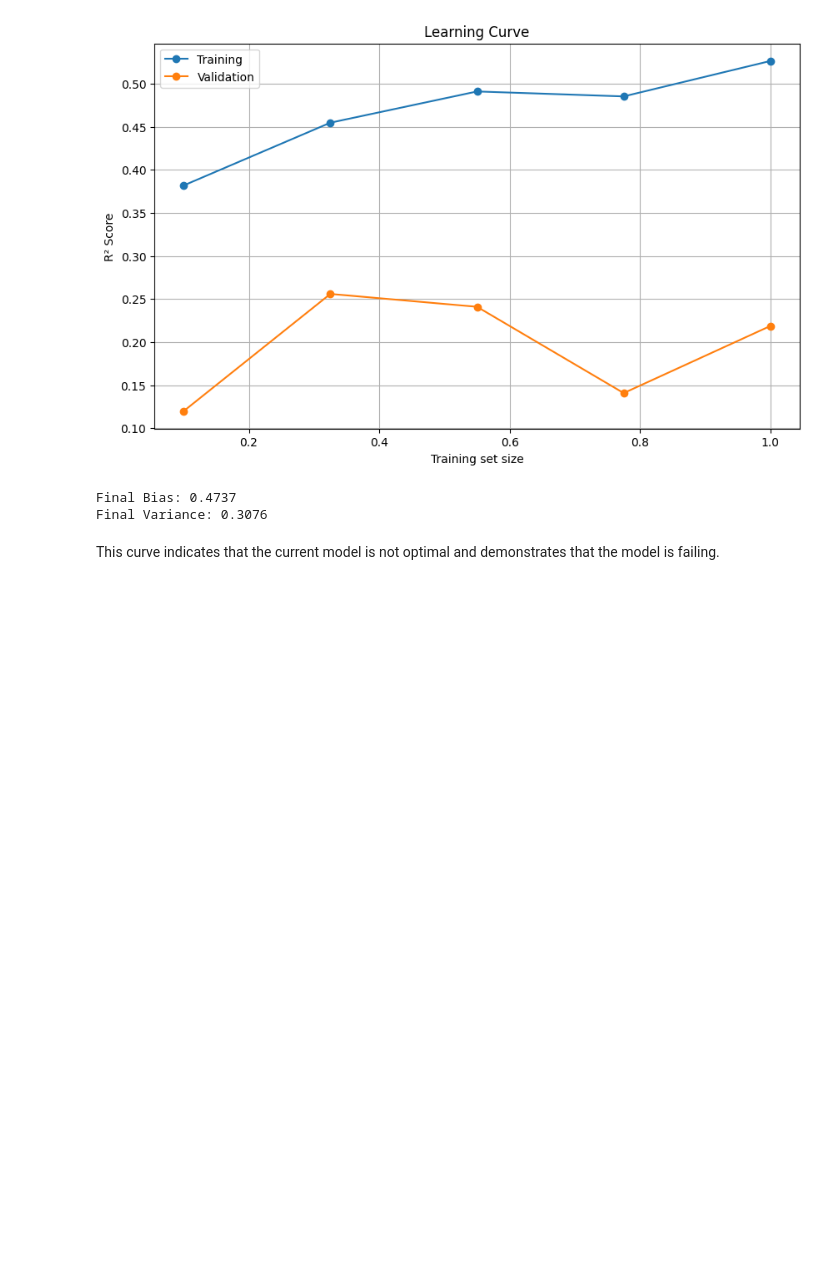
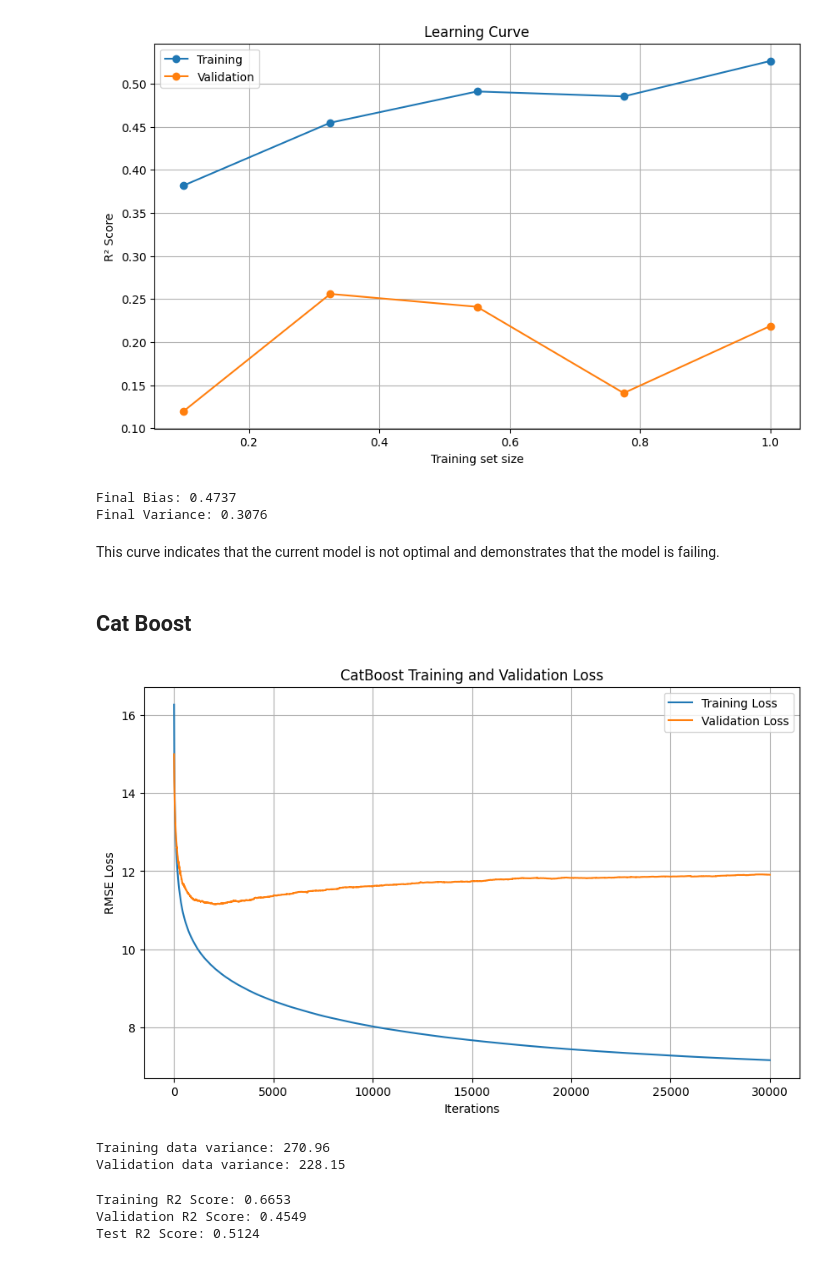
Before and after one commit to parsashu/ML-on-Proteins, a Jupyter notebook: src/models.ipynb, the cells around one changed output. Cells and saved outputs as stored; diff of their text form; code cells hidden in the pictures; blank space fills up the shorter version.

```diff
--- a/src/models.ipynb
+++ b/src/models.ipynb
@@ -406,3 +424,35 @@ Final Bias: 0.4737
 Final Variance: 0.3076
 # %% [markdown]
 This curve indicates that the current model is not optimal and demonstrates that the model is failing.
+# %% [markdown]
+## Cat Boost
+# %%
+model = CatBoostRegressor(
+    random_state=42,
+    verbose=False,
+    task_type="GPU",
+    max_bin=32,
+    depth=3,
+    iterations=30000,
+    learning_rate=0.1,
+    gpu_ram_part=1.0,
+    l2_leaf_reg=10,
+    bootstrap_type="Bayesian",
+    min_data_in_leaf=200,
+    random_strength=1.0,
+    bagging_temperature=1.0,
+)
+
+model = model.fit(X_train, y_train, eval_set=(X_val, y_val), plot=False)
+# %%
+plt.figure(figsize=(10, 6))
+plt.plot(model.get_evals_result()["learn"]["RMSE"], label="Training Loss")
+plt.plot(model.get_evals_result()["validation"]["RMSE"], label="Validation Loss")
+plt.xlabel("Iterations")
+plt.ylabel("RMSE Loss")
+plt.title("CatBoost Training and Validation Loss")
+plt.legend()
+plt.grid(True)
+plt.show()
+# %% [output]
+[figure, added]
@@ -408,0 +467,25 @@ This curve indicates that the current model is not optimal and demonstrates that
+# %%
+train_variance = float(np.var(y_train).iloc[0])
+val_variance = float(np.var(y_val).iloc[0])
+
+print(f"Training data variance: {train_variance:.2f}")
+print(f"Validation data variance: {val_variance:.2f}")
+# %% [output]
+Training data variance: 270.96
+Validation data variance: 228.15
+# %%
+train_preds = model.predict(X_train)
+val_preds = model.predict(X_val)
+test_preds = model.predict(X_test)
+
+train_r2 = r2_score(y_train, train_preds)
+val_r2 = r2_score(y_val, val_preds)
+test_r2 = r2_score(y_test, test_preds)
+
+print(f"Training R2 Score: {train_r2:.4f}")
+print(f"Validation R2 Score: {val_r2:.4f}")
+print(f"Test R2 Score: {test_r2:.4f}")
+# %% [output]
+Training R2 Score: 0.6653
+Validation R2 Score: 0.4549
+Test R2 Score: 0.5124
```
Also changed, not shown: parts of 11 cells of this notebook, 9 other files.
